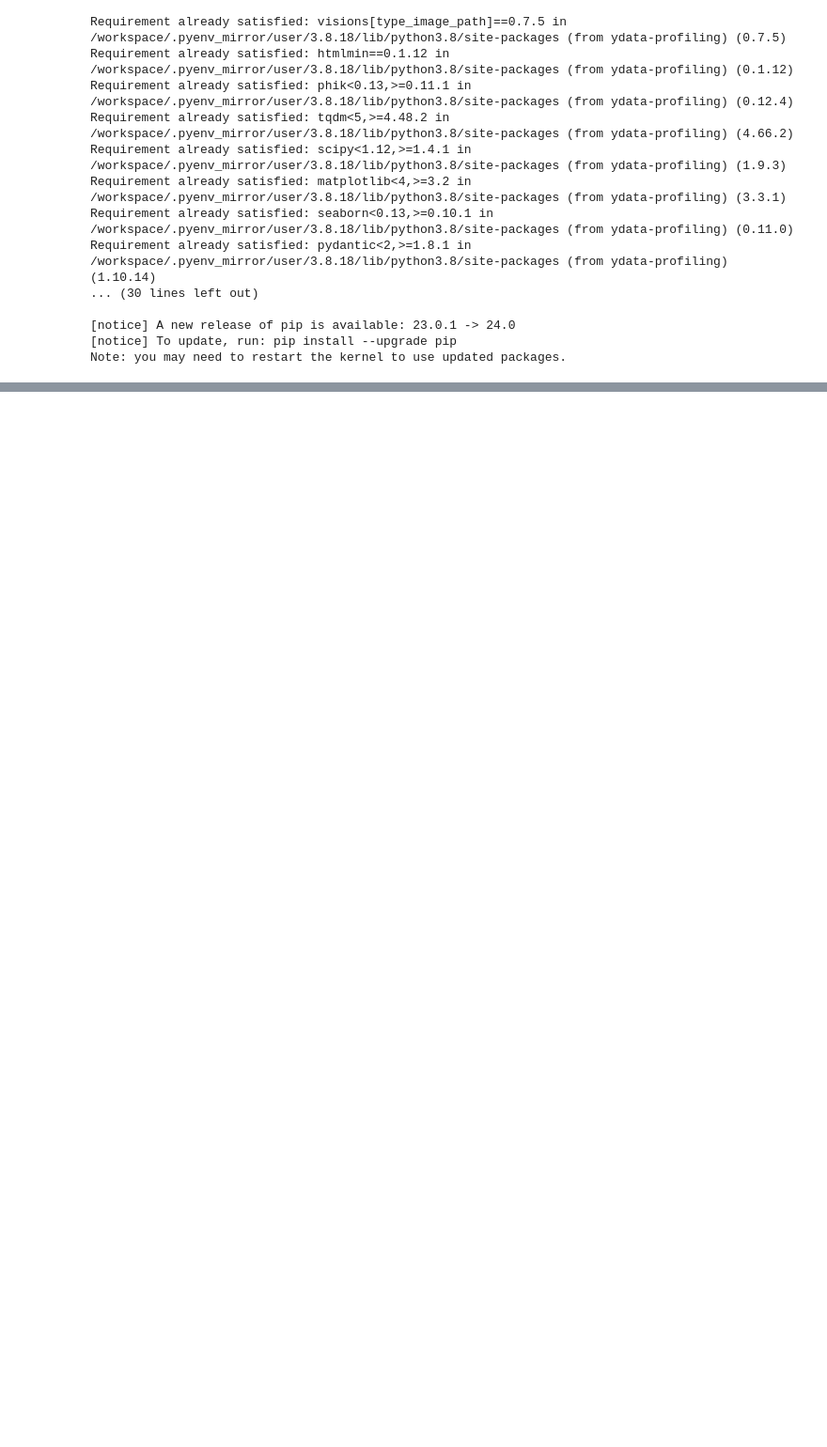
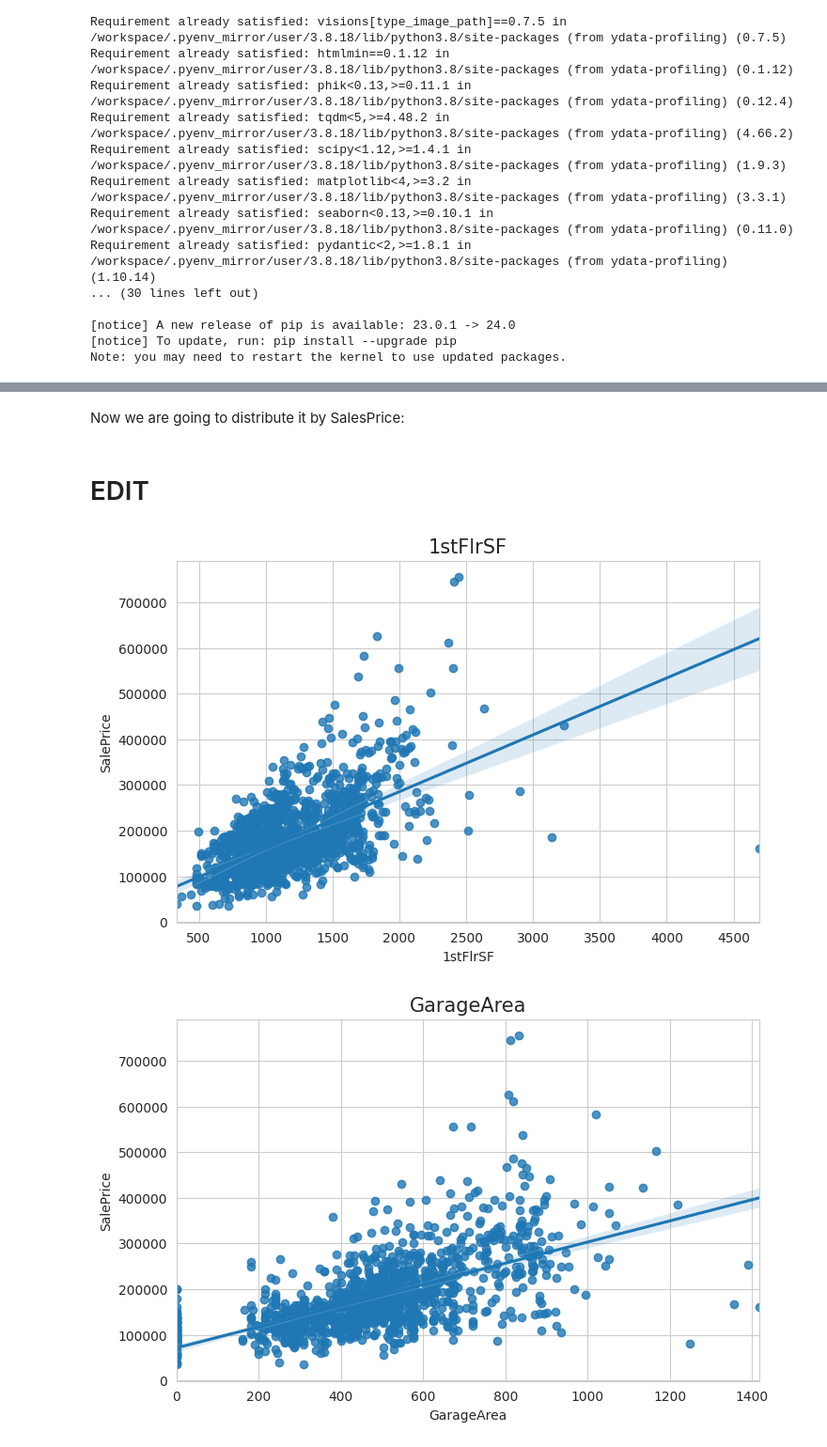
Before and after one commit to bolliebrain/ames-heritage-housing, a Jupyter notebook: jupyter_notebooks/02-HousePriceStudy.ipynb, the cells around one changed output, grey strips where cells are left out. Shown at 94% size. Cells and saved outputs as stored; diff of their text form; code cells hidden in the pictures; blank space fills up the shorter version.

Commit message:
added panda profile findings, correlation study with spearman and pearson and top correlations to study

```diff
--- a/jupyter_notebooks/02-HousePriceStudy.ipynb
+++ b/jupyter_notebooks/02-HousePriceStudy.ipynb
@@ -95,0 +178,3 @@ pandas_report.to_notebook_iframe()
+# %%
+vars_to_study = ['1stFlrSF', 'GarageArea', 'GrLivArea', 'OverallQual', 'TotalBsmtSF', 'YearBuilt']
+vars_to_study
@@ -95,0 +192,3 @@ pandas_report.to_notebook_iframe()
+# %%
+df_eda = df_house_prices.filter(vars_to_study + ['SalePrice'])
+df_eda.head(5)
@@ -95,0 +202,24 @@ pandas_report.to_notebook_iframe()
+# %% [markdown]
+Now we are going to distribute it by SalesPrice:
+# %% [markdown]
+# EDIT
+# %%
+import matplotlib.pyplot as plt
+import seaborn as sns
+sns.set_style('whitegrid')
+
+def plot_numerical(df_eda, col, target_var):
+
+    plt.figure(figsize=(8,5))
+    sns.regplot(data=df_eda, x=col, y=target_var)
+    plt.title(f"{col}", fontsize=15)
+    plt.show()
+
+
+target_var = 'SalePrice'
+for col in vars_to_study:
+    plot_numerical(df_eda, col, target_var)
+    print("\n\n")
+# %% [output]
+[figure, added]
+[figure, added]
```
Also changed, not shown: parts of 23 cells of this notebook.
